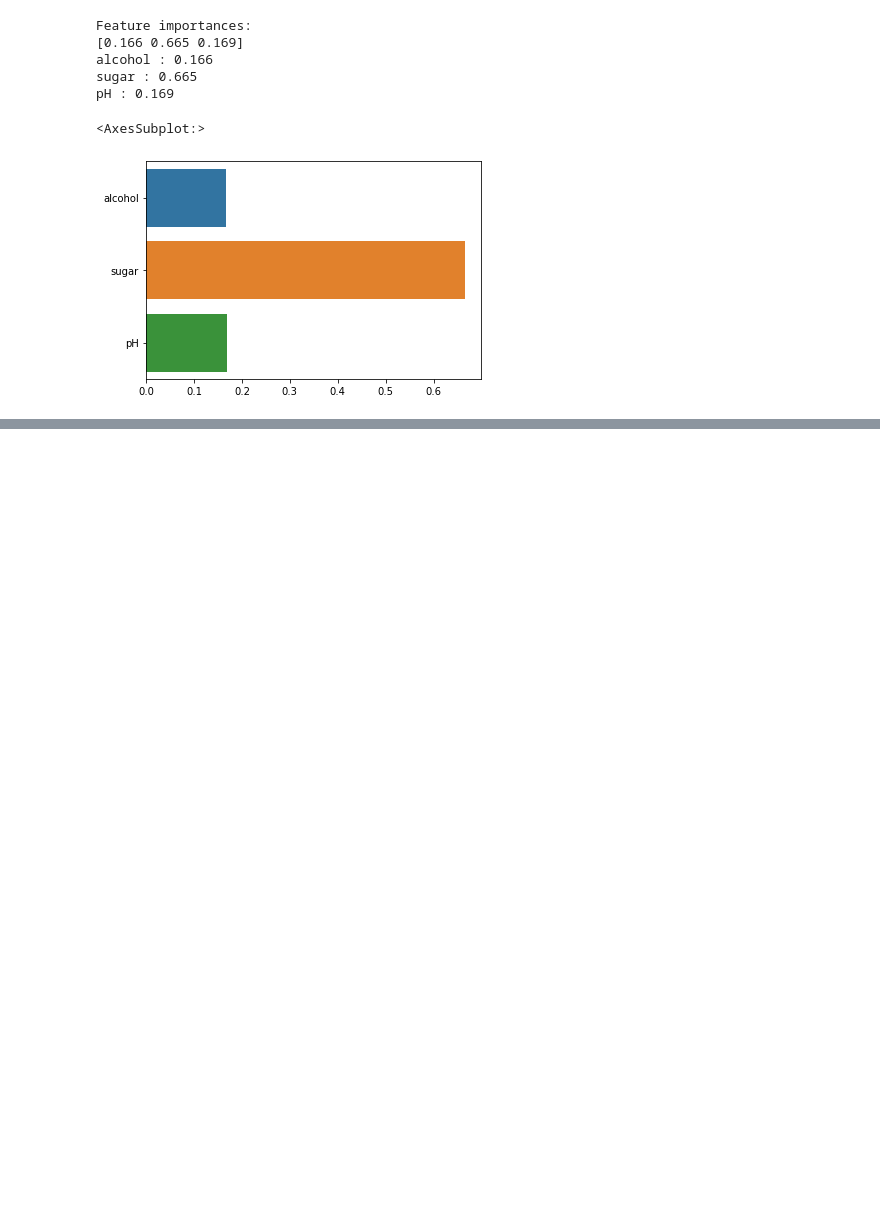
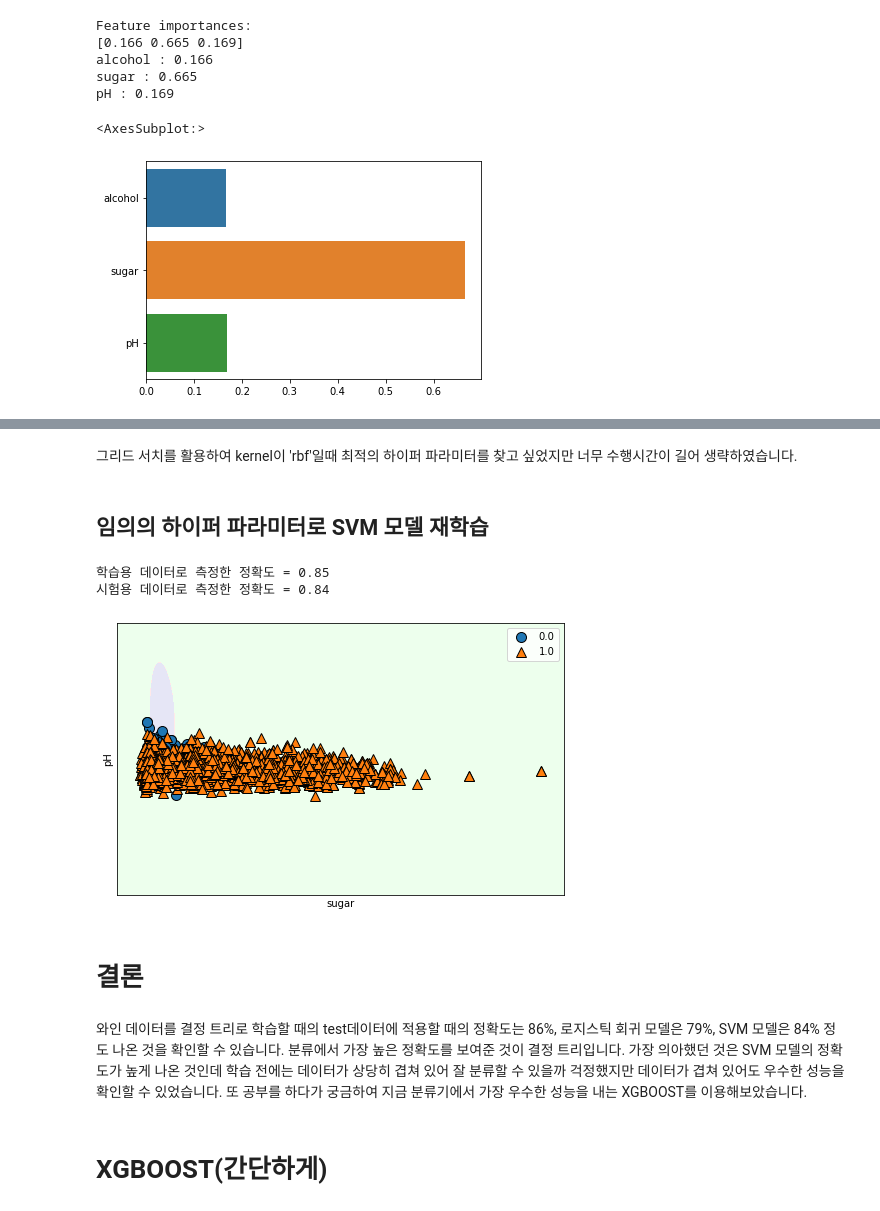
Before and after one commit to LeeYunseol/Lab_study, a Jupyter notebook: 결정트리/결정트리.ipynb, the cells around one changed output, grey strips where cells are left out. Drawn from its saved outputs; the diff is of its cells as text; code cells hidden in the pictures; blank space fills up the shorter version.

```diff
--- a/결정트리/결정트리.ipynb
+++ b/결정트리/결정트리.ipynb
@@ -331,0 +513,30 @@ pH : 0.169
+# %% [markdown]
+그리드 서치를 활용하여 kernel이 'rbf'일때 최적의 하이퍼 파라미터를 찾고 싶었지만 너무 수행시간이 길어 생략하였습니다.
+# %% [markdown]
+## 임의의 하이퍼 파라미터로 SVM 모델 재학습
+# %%
+optional_svm= SVC(kernel='rbf', C=1.0, gamma='auto')
+
+optional_svm.fit(trainX, trainY)
+
+print('학습용 데이터로 측정한 정확도 = %.2f' % optional_svm.score(trainX, trainY))
+print('시험용 데이터로 측정한 정확도 = %.2f' % optional_svm.score(testX, testY))
+
+# 시각화
+plt.figure(figsize=(8, 5))
+mglearn.plots.plot_2d_classification(optional_svm, trainX, alpha=0.1)
+mglearn.discrete_scatter(trainX[:,0], trainX[:,1], trainY)
+plt.legend()
+plt.xlabel('sugar')
+plt.ylabel('pH')
+plt.show()
+# %% [output]
+학습용 데이터로 측정한 정확도 = 0.85
+시험용 데이터로 측정한 정확도 = 0.84
+[figure, added]
+# %% [markdown]
+# 결론
+# %% [markdown]
+와인 데이터를 결정 트리로 학습할 때의 test데이터에 적용할 때의 정확도는 86%, 로지스틱 회귀 모델은 79%, SVM 모델은 84% 정도 나온 것을 확인할 수 있습니다. 분류에서 가장 높은 정확도를 보여준 것이 결정 트리입니다. 가장 의아했던 것은 SVM 모델의 정확도가 높게 나온 것인데 학습 전에는 데이터가 상당히 겹쳐 있어 잘 분류할 수 있을까 걱정했지만 데이터가 겹쳐 있어도 우수한 성능을 확인할 수 있었습니다. 또 공부를 하다가 궁금하여 지금 분류기에서 가장 우수한 성능을 내는 XGBOOST를 이용해보았습니다.
+# %% [markdown]
+# XGBOOST(간단하게)
```
Also changed, not shown: parts of 27 cells of this notebook.
